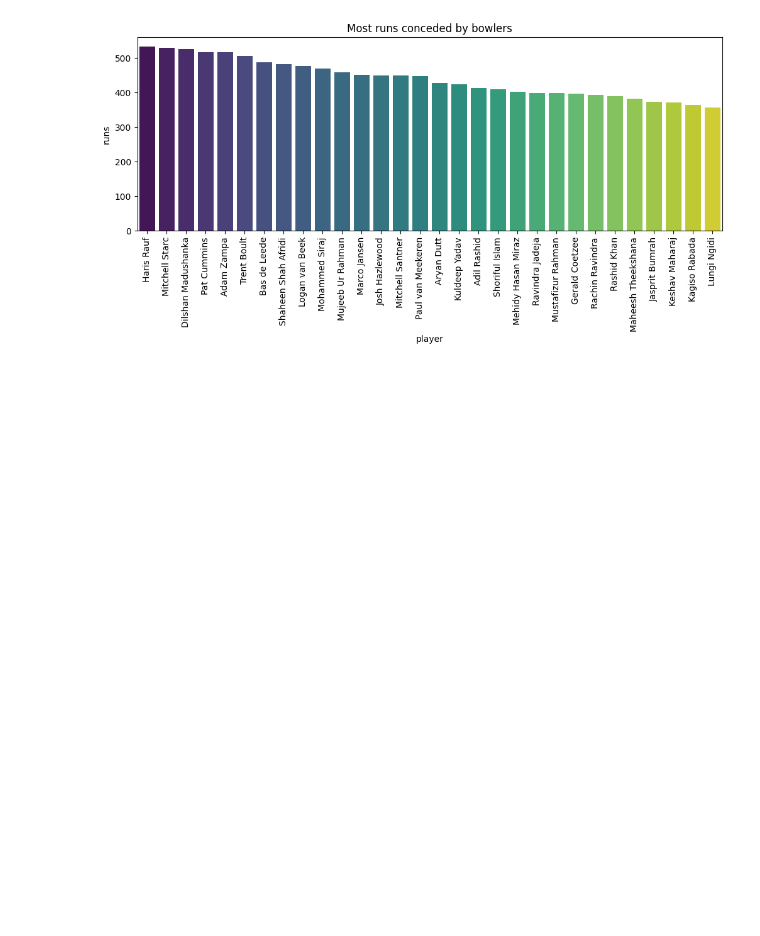
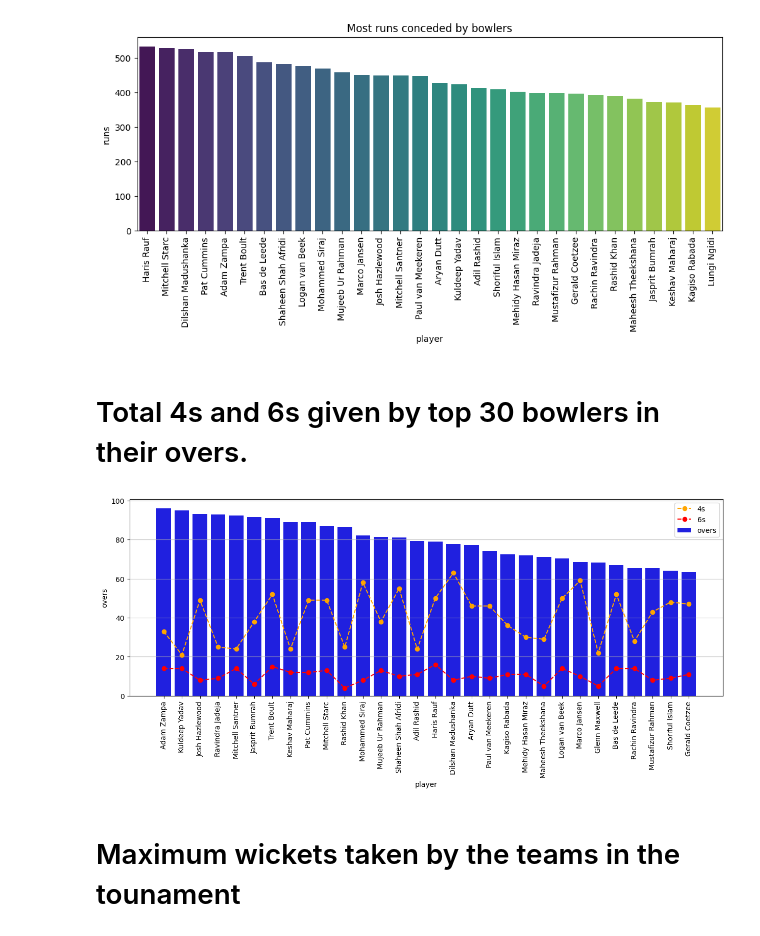
Before and after one commit to Akash3951/wc-bowling_analysis, a Jupyter notebook: wc-bowling_analysis.ipynb, the cells around one changed output. Saved outputs shown, nothing was run; the diff lists cells and outputs as text; code cells hidden in the pictures; blank space fills up the shorter version.

```diff
--- a/wc-bowling_analysis.ipynb
+++ b/wc-bowling_analysis.ipynb
@@ -229,3 +229,20 @@ plt.xticks(rotation=90)
 plt.show()
 # %% [output]
 [figure]
+# %% [markdown]
+# Total 4s and 6s given by top 30 bowlers in their overs.
+# %%
+top_30 = df_players[['player', 'overs', '4s', '6s']][:30]
+# %%
+plt.figure(figsize=(15,5))
+plt.grid(visible=True)
+sns.barplot(data=top_30, x='player', y='overs', color='blue', label='overs')
+plt.plot(top_30['player'], top_30['4s'], color='orange', linestyle='--', marker='o', label='4s')
+plt.plot(top_30['player'], top_30['6s'], color='red', linestyle='--', marker='o', label='6s')
+plt.legend()
+plt.xticks(rotation=90)
+plt.show()
+# %% [output]
+[figure, added]
+# %% [markdown]
+# Maximum wickets taken by the teams in the tounament
```
Also changed, not shown: parts of 3 cells of this notebook.
